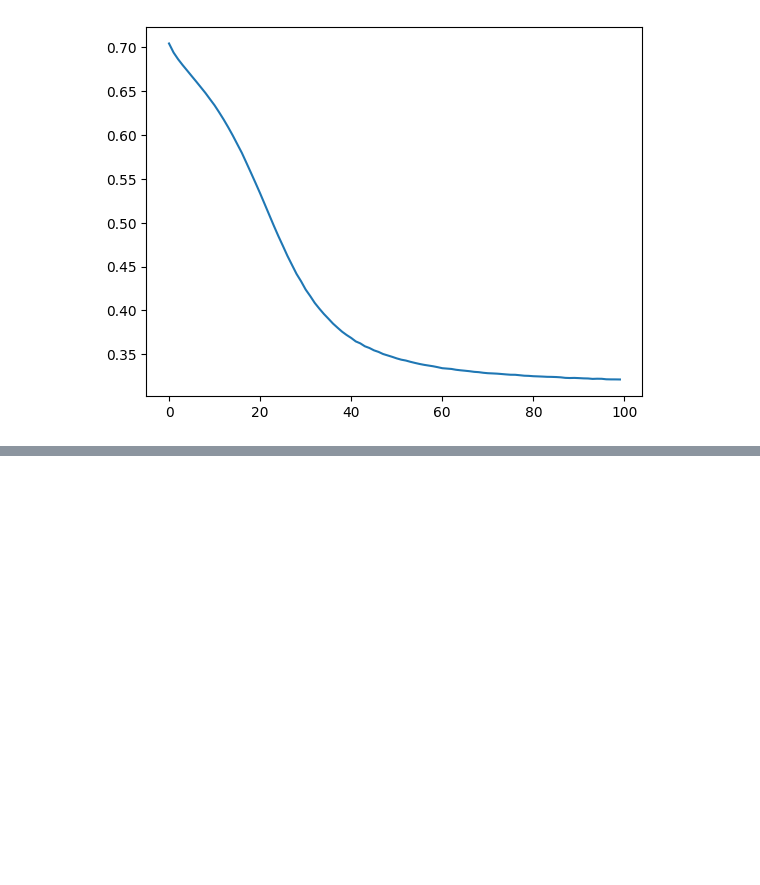
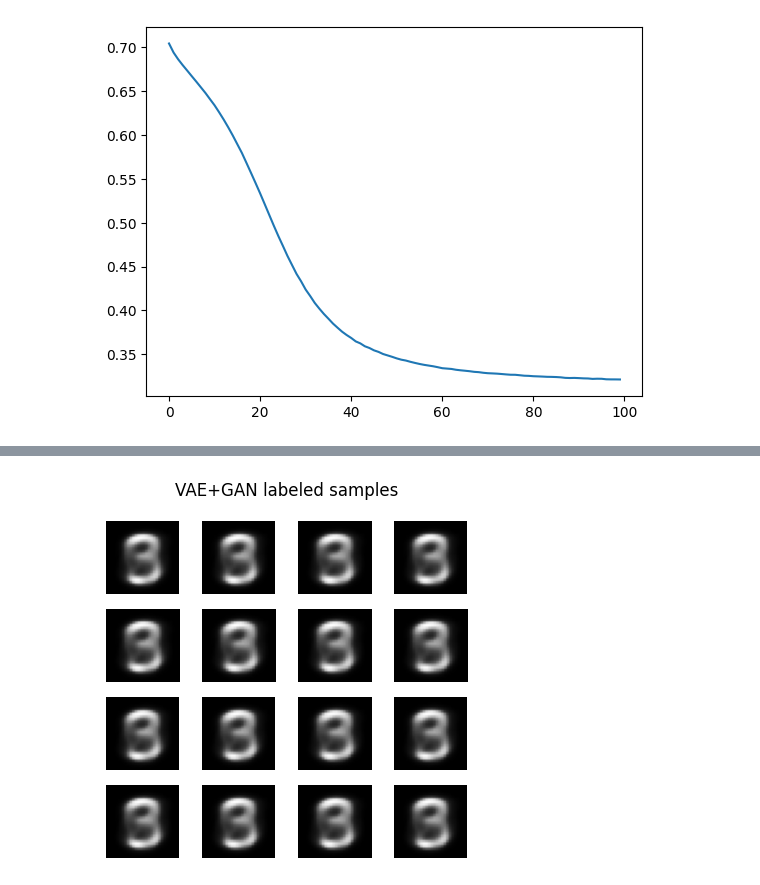
Before and after one commit to Kulakov-Nikita/neural-networks-using-CuPy, a Jupyter notebook: main_vae_gan.ipynb, the cells around one changed output, grey strips where cells are left out. Cells and saved outputs as stored; diff of their text form; code cells hidden in the pictures; blank space fills up the shorter version.

```diff
--- a/main_vae_gan.ipynb
+++ b/main_vae_gan.ipynb
@@ -66,0 +105,7 @@ plt.show()
+# %%
+vae_gan, disc_gan, loss_vae_gan = train_vae_gan(
+        train_X, train_labels,
+        latent_dim=LATENT_DIM, epochs=100, batch_size=128,
+        lr_vae=0.1, lr_d=0.001,
+        lambda_gan=0.1, conditional=True, l2=0.1
+    )
@@ -66,0 +130,6 @@ plt.show()
+# %%
+label_grid = cp.arange(16) % 10
+samples_c = vae_gan.sample(num_samples=16, labels=label_grid)
+plot_samples(samples_c, "VAE+GAN labeled samples")
+# %% [output]
+[figure, added]
```
Also changed, not shown: parts of 6 cells of this notebook, 1 other file.
